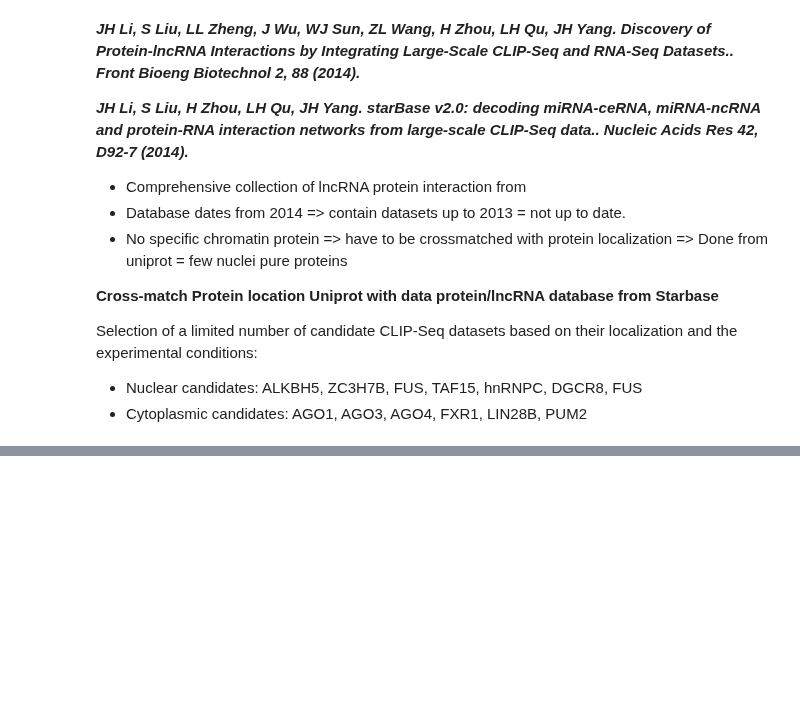
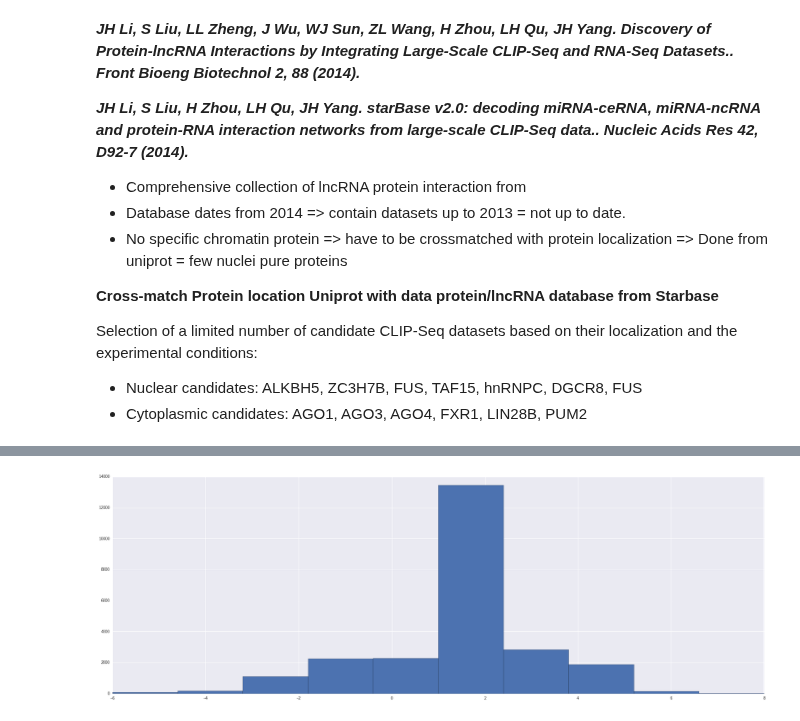
Before and after one commit to a-slide/iPython-Notebook, a Jupyter notebook: Notebooks/2016_XX_XX_Epi2_pilot_datasets_analysis_protein_interaction.ipynb, the cells around one changed output, grey strips where cells are left out. Cells and saved outputs as stored; diff of their text form; code cells hidden in the pictures; blank space fills up the shorter version.

```diff
--- a/Notebooks/2016_XX_XX_Epi2_pilot_datasets_analysis_protein_interaction.ipynb
+++ b/Notebooks/2016_XX_XX_Epi2_pilot_datasets_analysis_protein_interaction.ipynb
@@ -70,0 +437,6 @@ Selection of a limited number of candidate CLIP-Seq datasets based on their loca
+# %%
+# Create a distribution graph to identify the number of pure nuclear interacting or pure cytosol interacting RNAs
+distrib_nuclearness = sorted([val["nucleus"]-val["cytosol"] for val in gene_loc_dict.values()])
+p= pl.hist(distrib_nuclearness)
+# %% [output]
+[figure, added]
```
Also changed, not shown: parts of 20 cells of this notebook, 2 other files.
